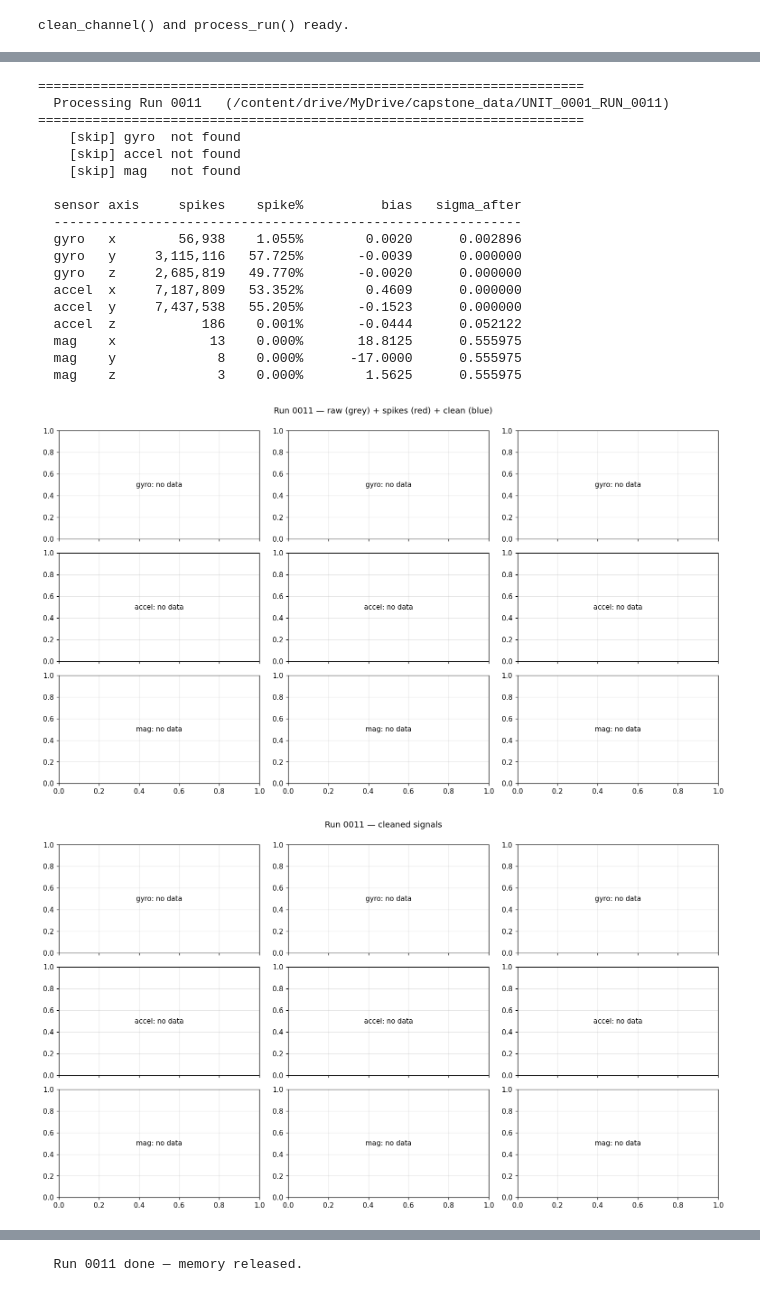
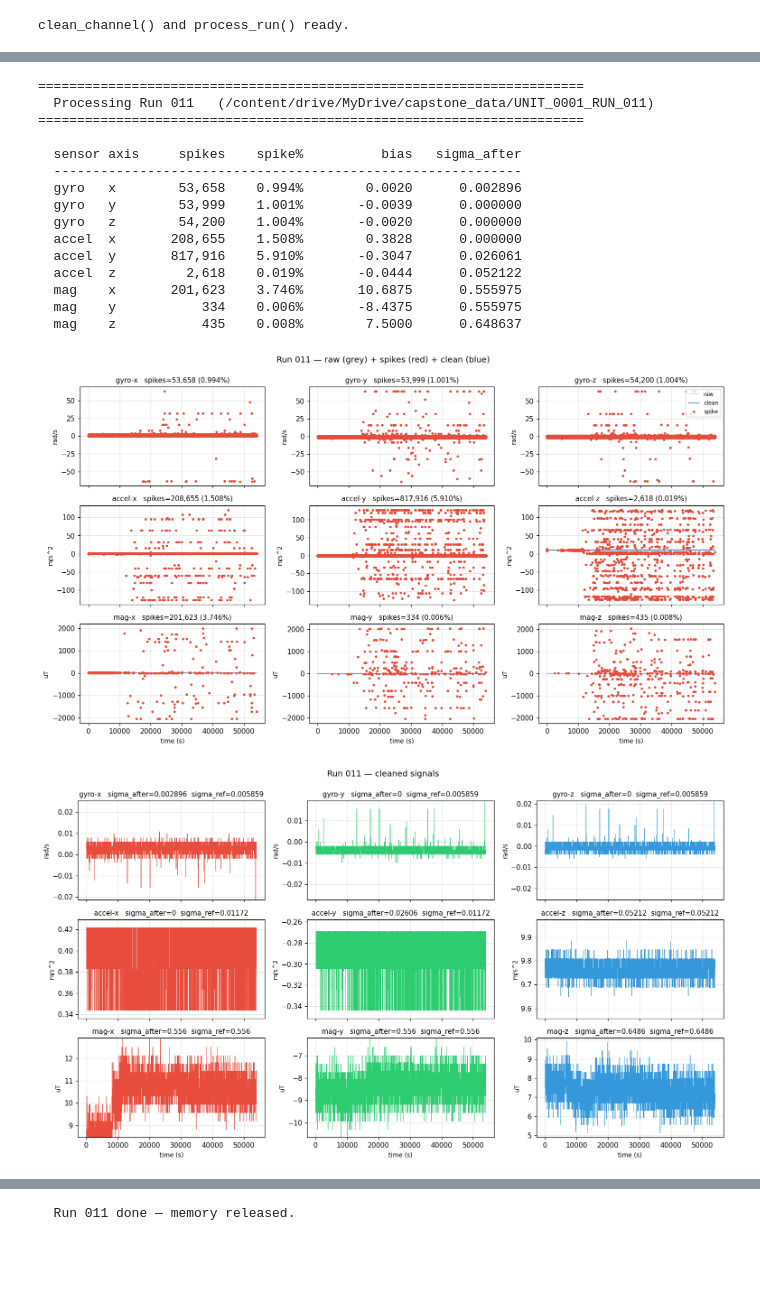
Before and after one commit to haozez-max/data-analysis-for-Project-SHIELD, a Jupyter notebook: spike_removal_demo.ipynb, the cells around one changed output, grey strips where cells are left out. Saved outputs shown, nothing was run; the diff lists cells and outputs as text; code cells hidden in the pictures; blank space fills up the shorter version.

```diff
--- a/spike_removal_demo.ipynb
+++ b/spike_removal_demo.ipynb
@@ -542,24 +540,21 @@ process_run('009')
   Run 009 done — memory released.
 # %%
-process_run('0011')
+process_run('011')
 # %% [output]
 ======================================================================
-  Processing Run 0011   (/content/drive/MyDrive/capstone_data/UNIT_0001_RUN_0011)
+  Processing Run 011   (/content/drive/MyDrive/capstone_data/UNIT_0001_RUN_011)
 ======================================================================
-    [skip] gyro  not found
-    [skip] accel not found
-    [skip] mag   not found
 
   sensor axis     spikes    spike%          bias   sigma_after
   ------------------------------------------------------------
-  gyro   x        56,938    1.055%        0.0020      0.002896
-  gyro   y     3,115,116   57.725%       -0.0039      0.000000
-  gyro   z     2,685,819   49.770%       -0.0020      0.000000
-  accel  x     7,187,809   53.352%        0.4609      0.000000
-  accel  y     7,437,538   55.205%       -0.1523      0.000000
-  accel  z           186    0.001%       -0.0444      0.052122
-  mag    x            13    0.000%       18.8125      0.555975
-  mag    y             8    0.000%      -17.0000      0.555975
-  mag    z             3    0.000%        1.5625      0.555975
+  gyro   x        53,658    0.994%        0.0020      0.002896
+  gyro   y        53,999    1.001%       -0.0039      0.000000
+  gyro   z        54,200    1.004%       -0.0020      0.000000
+  accel  x       208,655    1.508%        0.3828      0.000000
+  accel  y       817,916    5.910%       -0.3047      0.026061
+  accel  z         2,618    0.019%       -0.0444      0.052122
+  mag    x       201,623    3.746%       10.6875      0.555975
+  mag    y           334    0.006%       -8.4375      0.555975
+  mag    z           435    0.008%        7.5000      0.648637
-[figure, old version]
+[figure, new version]
-[figure, old version]
+[figure, new version]
@@ -567,2 +561,2 @@ process_run('0011')
-  Run 0011 done — memory released.
+  Run 011 done — memory released.
 # %%
```
Also changed, not shown: parts of 7 cells of this notebook.
